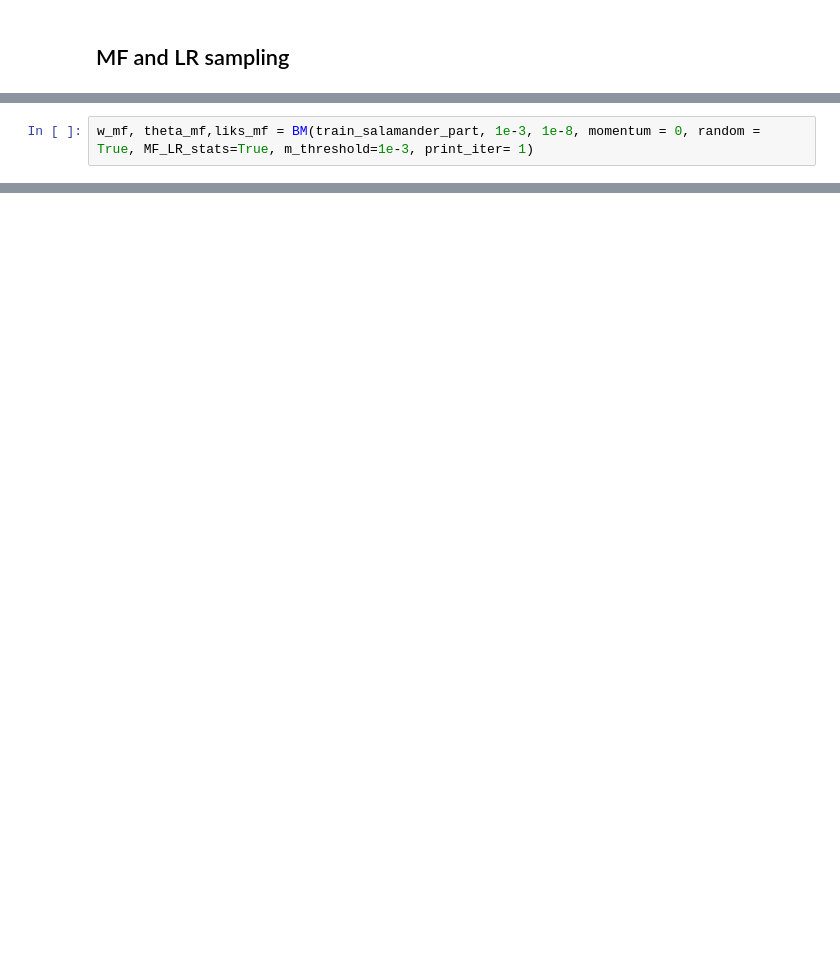
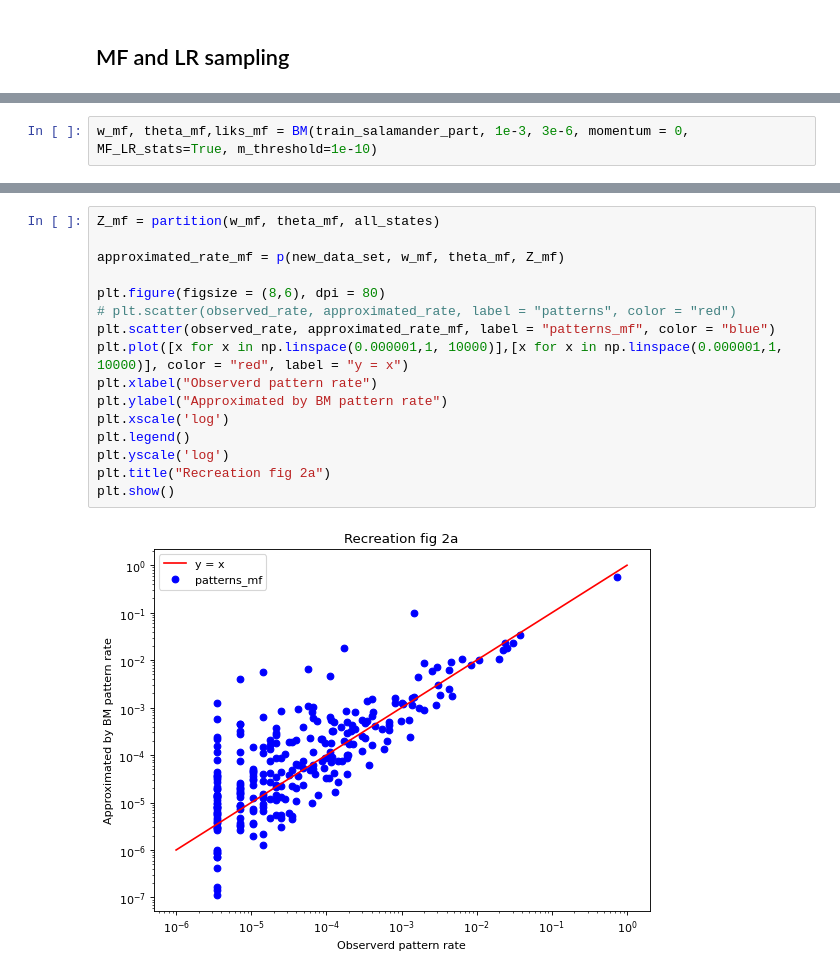
Before and after one commit to Dirrenvv99/Advanced-Machine-Learning, a Jupyter notebook: Week 8/BM.ipynb, the cells around one changed output, grey strips where cells are left out. Drawn from its saved outputs; the diff is of its cells as text; blank space fills up the shorter version.

```diff
--- a/Week 8/BM.ipynb
+++ b/Week 8/BM.ipynb
@@ -350,4 +424,4 @@ def MF_LR_Sampler(w,theta, m_threshold):
     double_free = ksi + outer_m
     return single_free, double_free
 # %%
-w_mf, theta_mf,liks_mf = BM(train_salamander_part, 1e-3, 1e-8, momentum = 0, random = True, MF_LR_stats=True, m_threshold=1e-3, print_iter= 1)
+w_mf, theta_mf,liks_mf = BM(train_salamander_part, 1e-3, 3e-6, momentum = 0, MF_LR_stats=True, m_threshold=1e-10)
@@ -353,0 +446,18 @@ w_mf, theta_mf,liks_mf = BM(train_salamander_part, 1e-3, 1e-8, momentum = 0, ran
+# %%
+Z_mf = partition(w_mf, theta_mf, all_states)
+
+approximated_rate_mf = p(new_data_set, w_mf, theta_mf, Z_mf)
+
+plt.figure(figsize = (8,6), dpi = 80)
+# plt.scatter(observed_rate, approximated_rate, label = "patterns", color = "red")
+plt.scatter(observed_rate, approximated_rate_mf, label = "patterns_mf", color = "blue")
+plt.plot([x for x in np.linspace(0.000001,1, 10000)],[x for x in np.linspace(0.000001,1, 10000)], color = "red", label = "y = x")
+plt.xlabel("Observerd pattern rate")
+plt.ylabel("Approximated by BM pattern rate")
+plt.xscale('log')
+plt.legend()
+plt.yscale('log')
+plt.title("Recreation fig 2a")
+plt.show()
+# %% [output]
+[figure, added]
```
Also changed, not shown: parts of 20 cells of this notebook, 4 other files.
